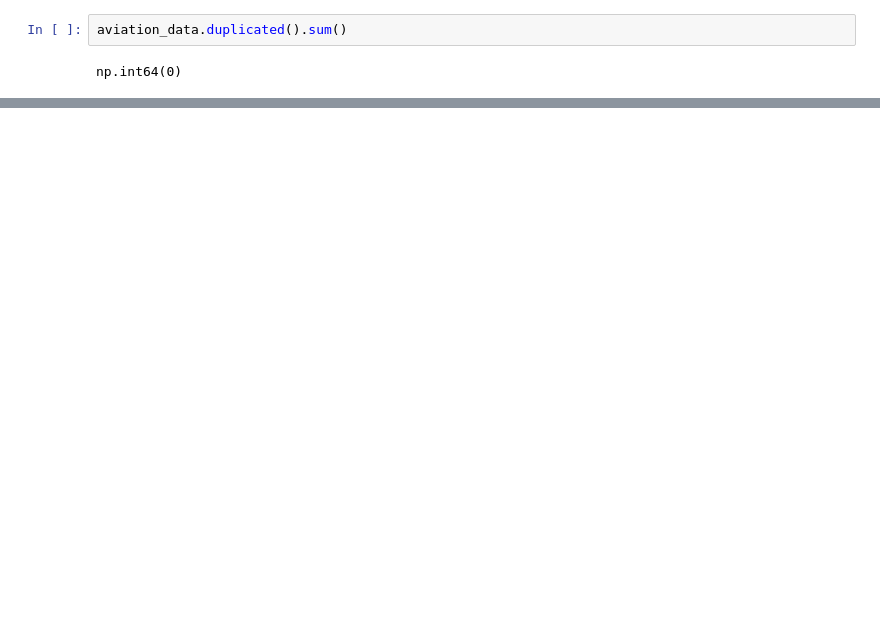
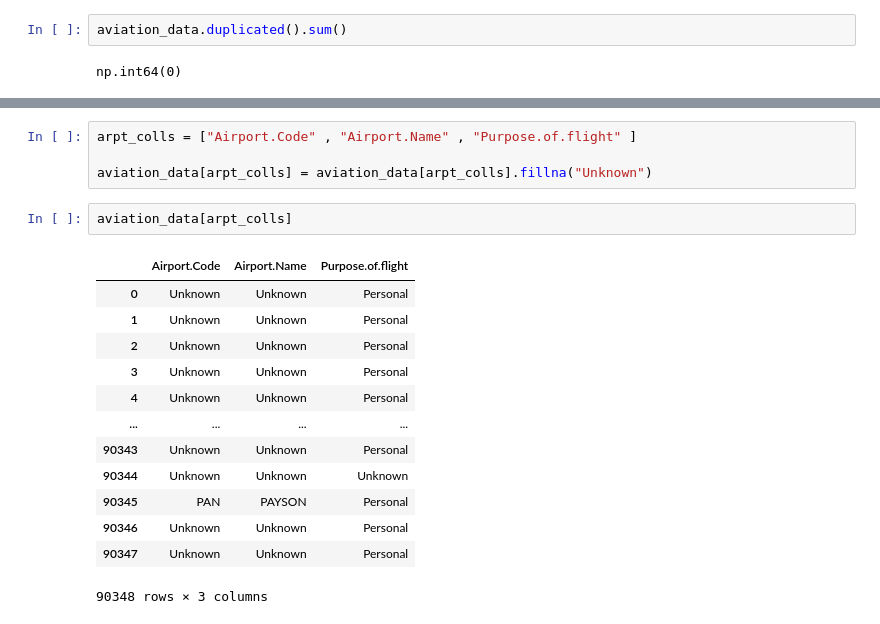
Before and after one commit to karanimwarimu/DSF-phase-1-project, a Jupyter notebook: student.ipynb, the cells around one changed output, grey strips where cells are left out. Cells and saved outputs as stored; diff of their text form; blank space fills up the shorter version.

```diff
--- a/student.ipynb
+++ b/student.ipynb
@@ -253,0 +321,20 @@ np.int64(0)
+# %%
+arpt_colls = ["Airport.Code" , "Airport.Name" , "Purpose.of.flight" ]
+
+aviation_data[arpt_colls] = aviation_data[arpt_colls].fillna("Unknown")
+# %%
+aviation_data[arpt_colls]
+# %% [output]
+|  | Airport.Code | Airport.Name | Purpose.of.flight |
+| 0 | Unknown | Unknown | Personal |
+| 1 | Unknown | Unknown | Personal |
+| 2 | Unknown | Unknown | Personal |
+| 3 | Unknown | Unknown | Personal |
+| 4 | Unknown | Unknown | Personal |
+| ... | ... | ... | ... |
+| 90343 | Unknown | Unknown | Personal |
+| 90344 | Unknown | Unknown | Unknown |
+| 90345 | PAN | PAYSON | Personal |
+| 90346 | Unknown | Unknown | Personal |
+| 90347 | Unknown | Unknown | Personal |
+90348 rows × 3 columns
```
Also changed, not shown: parts of 10 cells of this notebook.
